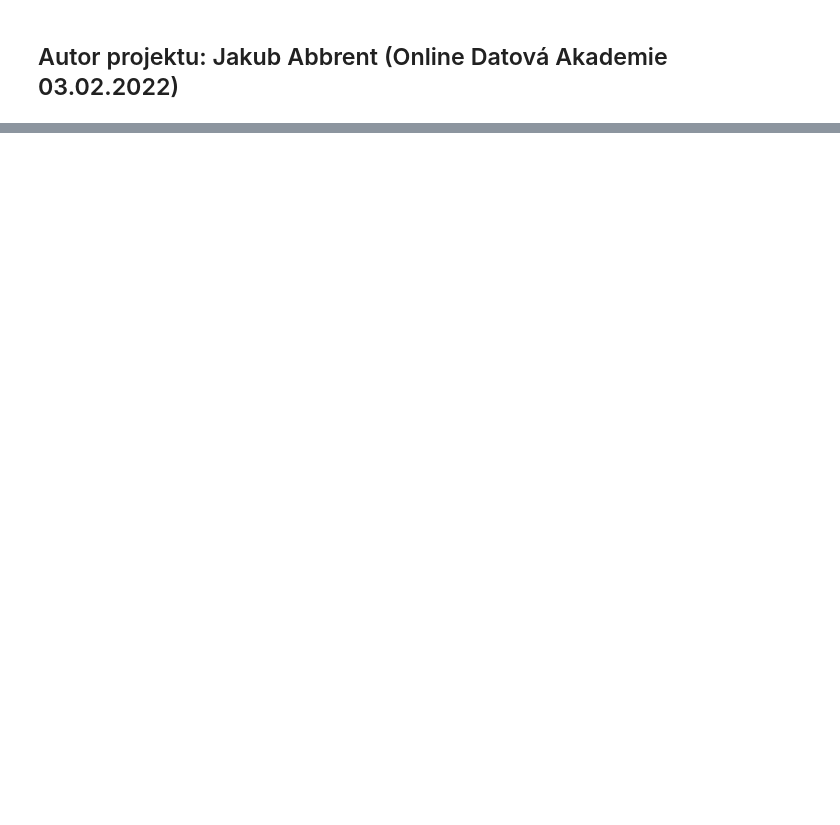
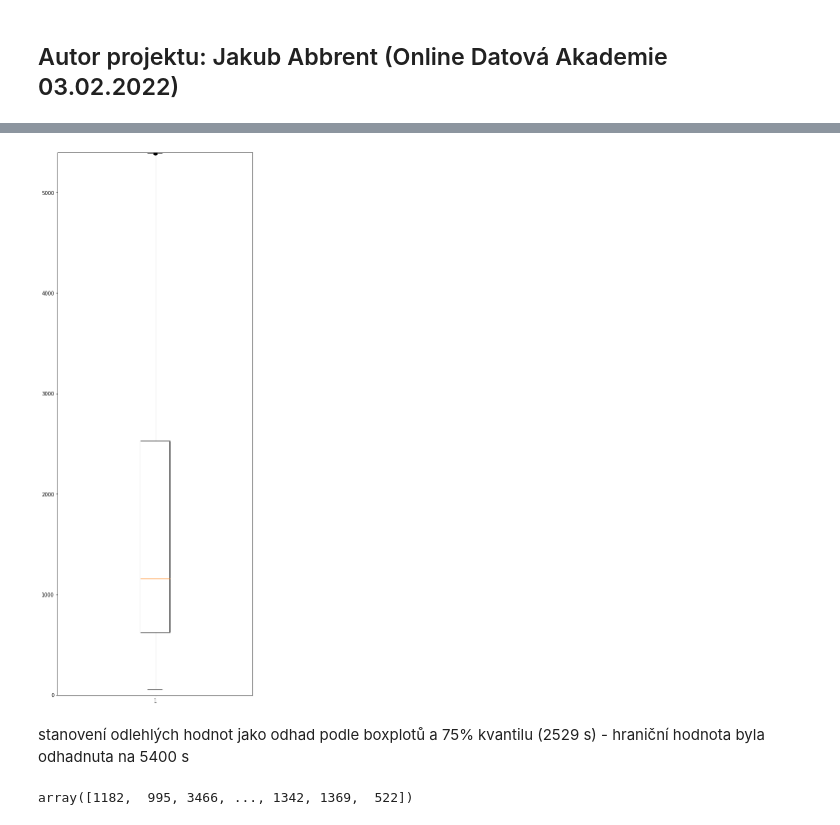
Before and after one commit to JakubAbb/Engeto-Python-project, a Jupyter notebook: main_script.ipynb, the cells around one changed output, grey strips where cells are left out. Saved outputs shown, nothing was run; the diff lists cells and outputs as text; code cells hidden in the pictures; blank space fills up the shorter version.

```diff
--- a/main_script.ipynb
+++ b/main_script.ipynb
@@ -17,0 +177,15 @@ df = pd.read_sql(sql=query, con=engine)
+# %%
+# boxplot
+plt.figure(figsize =(7, 20))
+plt.boxplot(duration)
+plt.ylim(0, 5400)
+plt.show()
+# %% [output]
+[figure, added]
+# %% [markdown]
+stanovení odlehlých hodnot jako odhad podle boxplotů a 75% kvantilu (2529 s) - hraniční hodnota byla odhadnuta na 5400 s
+# %%
+duration_without_outliers = duration[duration < 5400]
+duration_without_outliers
+# %% [output]
+array([1182,  995, 3466, ..., 1342, 1369,  522])
```
Also changed, not shown: parts of 30 cells of this notebook.
